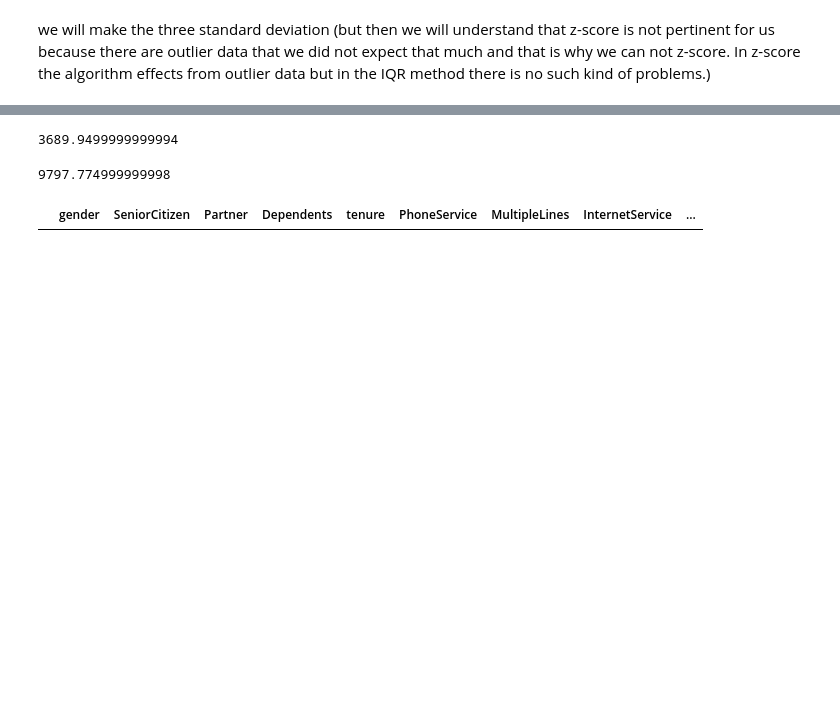
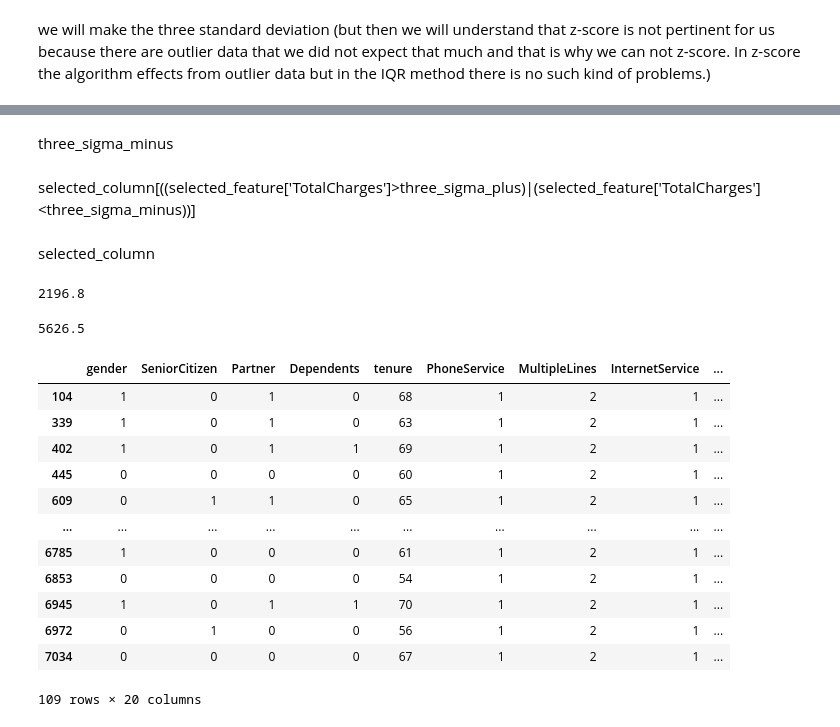
Before and after one commit to goksuturac/AnalysisCustomerLoss, a Jupyter notebook: machine_learning.ipynb, the cells around one changed output, grey strips where cells are left out. Saved outputs shown, nothing was run; the diff lists cells and outputs as text; code cells hidden in the pictures; blank space fills up the shorter version.

```diff
--- a/machine_learning.ipynb
+++ b/machine_learning.ipynb
@@ -248,7 +255,7 @@ encoded.head(10)
 # %% [markdown]
 we will do label encoding. In some features we have more than 2 different value. If we do not have a problem like this we would like to do one hot label encoding.
 # %%
-ChurnHappend=encoded.loc[encoded['Churn'].abs()>0]
+ChurnHappend=encoded.loc[encoded['Churn'].abs()<1]
 ChurnHappend
 # %% [output]
 |  | gender | SeniorCitizen | Partner | Dependents | tenure | PhoneService | MultipleLines | InternetService | ... |
@@ -305,17 +287,35 @@ Name: TotalCharges, Length: 5174, dtype: float64
+# %% [markdown]
+three_sigma_minus
+# %% [markdown]
+selected_column[((selected_feature['TotalCharges']>three_sigma_plus)|(selected_feature['TotalCharges']<three_sigma_minus))]
+# %% [markdown]
+selected_column
 # %%
 Q1=ChurnHappend['TotalCharges'].quantile(0.25)
 Q3=ChurnHappend['TotalCharges'].quantile(0.75)
 IQR= Q3-Q1
 IQR
 # %% [output]
-3689.9499999999994
+2196.8
 # %%
 Q=Q3+(1.5*IQR)
 Q
 # %% [output]
-9797.774999999998
+5626.5
 # %%
-encoded_out.drop = encoded[~((encoded['TotalCharges'] < (Q3 + 1.5 * IQR)))&(encoded['Churn']>0)]
-encoded_out.head(100)
+encoded_out = encoded[~((encoded['TotalCharges'] < (Q3 + (1.5 * IQR))))&(encoded['Churn']<1)]
+encoded_out.head(8000)
 # %% [output]
 |  | gender | SeniorCitizen | Partner | Dependents | tenure | PhoneService | MultipleLines | InternetService | ... |
+| 104 | 1 | 0 | 1 | 0 | 68 | 1 | 2 | 1 | ... |
+| 339 | 1 | 0 | 1 | 0 | 63 | 1 | 2 | 1 | ... |
+| 402 | 1 | 0 | 1 | 1 | 69 | 1 | 2 | 1 | ... |
+| 445 | 0 | 0 | 0 | 0 | 60 | 1 | 2 | 1 | ... |
+| 609 | 0 | 1 | 1 | 0 | 65 | 1 | 2 | 1 | ... |
+| ... | ... | ... | ... | ... | ... | ... | ... | ... | ... |
+| 6785 | 1 | 0 | 0 | 0 | 61 | 1 | 2 | 1 | ... |
+| 6853 | 0 | 0 | 0 | 0 | 54 | 1 | 2 | 1 | ... |
+| 6945 | 1 | 0 | 1 | 1 | 70 | 1 | 2 | 1 | ... |
+| 6972 | 0 | 1 | 0 | 0 | 56 | 1 | 2 | 1 | ... |
+| 7034 | 0 | 0 | 0 | 0 | 67 | 1 | 2 | 1 | ... |
+109 rows × 20 columns
```
Also changed, not shown: parts of 19 cells of this notebook.
